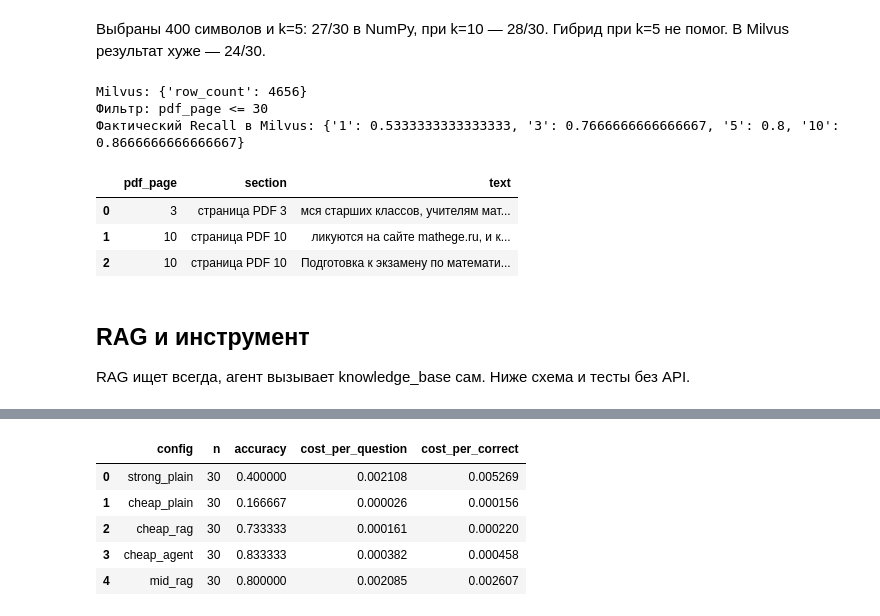
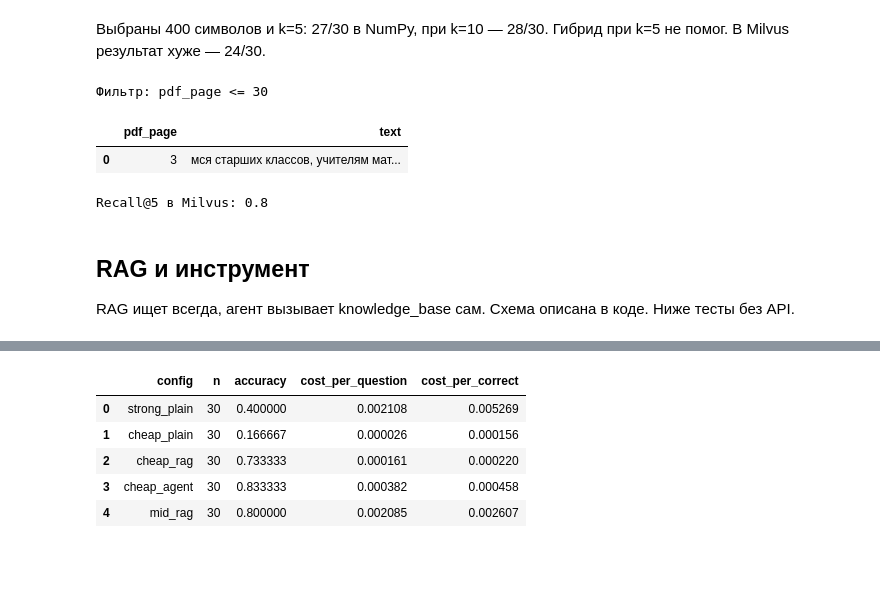
Before and after one commit to vladtrof34-coder/ai-agents-homework-02, a Jupyter notebook: homework02.ipynb, the cells around one changed output, grey strips where cells are left out. Saved outputs shown, nothing was run; the diff lists cells and outputs as text; code cells hidden in the pictures; blank space fills up the shorter version.

```diff
--- a/homework02.ipynb
+++ b/homework02.ipynb
@@ -42,11 +32,8 @@ print('Пример метаданных:', {key: pages[0][key] for key in ['pag
 # %%
 if RECOMPUTE:
     experiment.retrieval()
-recall = pd.read_csv(hw.OUT / 'recall.csv')
-display(recall.pivot(index='k', columns='нарезка', values='recall').round(3))
 display(Image(filename=str(hw.OUT / 'recall.png')))
-display(pd.read_csv(hw.OUT / 'hybrid.csv').round(3))
-selection = json.loads((hw.OUT / 'retrieval.json').read_text())
-hw.K = selection['k']
-print('Выбрано:', selection['chosen'], 'k =', hw.K)
+display(pd.DataFrame(hw.RESULTS['hybrid'])[['поиск', 'recall@1', 'recall@5', 'recall@10']].round(3))
+hw.K = hw.RESULTS['retrieval']['k']
+print('Выбрано:', hw.RESULTS['retrieval']['chosen'], 'k =', hw.K)
 # %% [output]
@@ -68,23 +46,19 @@ print('Выбрано:', selection['chosen'], 'k =', hw.K)
 # %% [markdown]
 Выбраны 400 символов и k=5: 27/30 в NumPy, при k=10 — 28/30. Гибрид при k=5 не помог. В Milvus результат хуже — 24/30.
 # %%
-milvus = json.loads((hw.OUT / 'milvus.json').read_text())
-print('Milvus:', milvus['stats'])
+milvus = hw.RESULTS['milvus']
 print('Фильтр:', milvus['filter'])
-print('Фактический Recall в Milvus:', milvus['actual_recall'])
-display(pd.DataFrame(milvus['hits'])[['pdf_page', 'section', 'text']])
+display(pd.DataFrame(milvus['hits'])[['pdf_page', 'text']].head(1))
+print('Recall@5 в Milvus:', milvus['actual_recall']['5'])
 # %% [output]
-Milvus: {'row_count': 4656}
 Фильтр: pdf_page <= 30
-Фактический Recall в Milvus: {'1': 0.5333333333333333, '3': 0.7666666666666667, '5': 0.8, '10': 0.8666666666666667}
-|  | pdf_page | section | text |
-| 0 | 3 | страница PDF 3 | мся старших классов, учителям мат... |
-| 1 | 10 | страница PDF 10 | ликуются на сайте mathege.ru, и к... |
-| 2 | 10 | страница PDF 10 | Подготовка к экзамену по математи... |
+|  | pdf_page | text |
+| 0 | 3 | мся старших классов, учителям мат... |
+Recall@5 в Milvus: 0.8
 # %% [markdown]
 ## RAG и инструмент
 
-RAG ищет всегда, агент вызывает knowledge_base сам. Ниже схема и тесты без API.
+RAG ищет всегда, агент вызывает knowledge_base сам. Схема описана в коде. Ниже тесты без API.
 # %%
 import unittest
 import test_homework02
```
Also changed, not shown: parts of 10 cells of this notebook, 25 other files.
